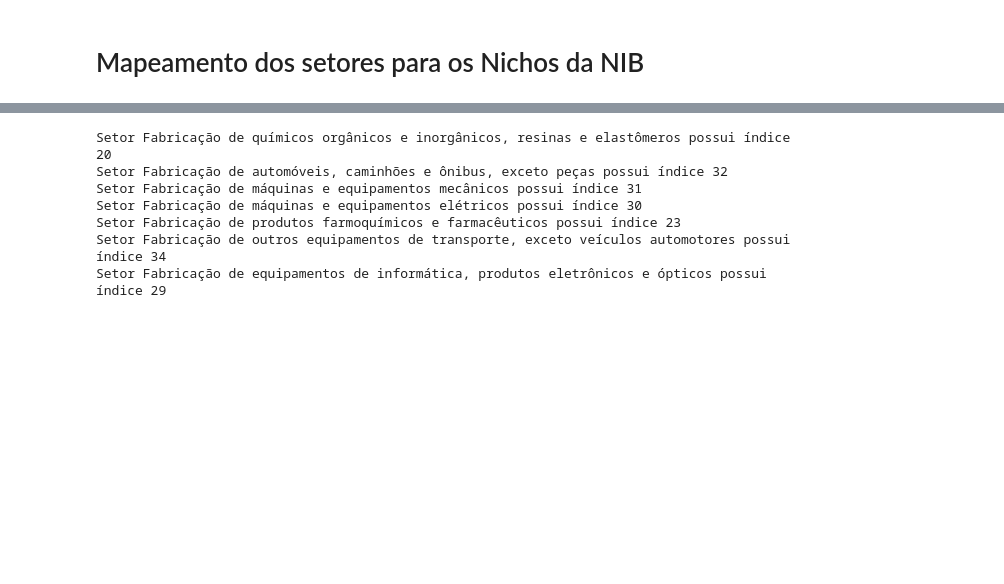
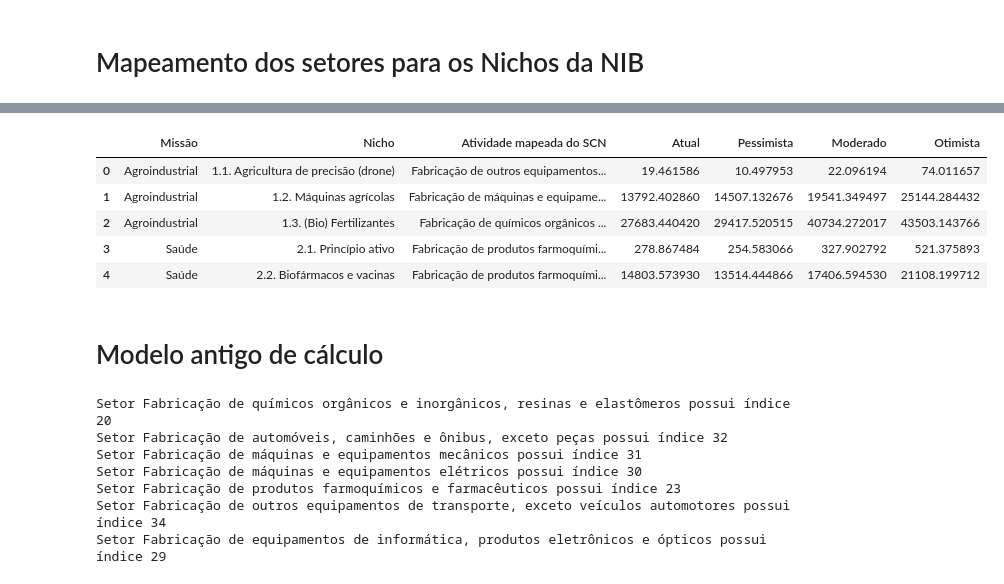
Before and after one commit to amiltonmendes/scilab_mip_sdic, a Jupyter notebook: Mip dados 2019.ipynb, the cells around one changed output, grey strips where cells are left out. Drawn from its saved outputs; the diff is of its cells as text; code cells hidden in the pictures; blank space fills up the shorter version.

```diff
--- a/Mip dados 2019.ipynb
+++ b/Mip dados 2019.ipynb
@@ -139,0 +165,9 @@ sensibilidade_dispersao = 67*mul_prod_jus / np.matmul(np.matmul(np.ones(67),G),n
+# %%
+projecoes.head()
+# %% [output]
+|  | Missão | Nicho | Atividade mapeada do SCN | Atual | Pessimista | Moderado | Otimista |
+| 0 | Agroindustrial | 1.1. Agricultura de precisão (drone) | Fabricação de outros equipamentos... | 19.461586 | 10.497953 | 22.096194 | 74.011657 |
+| 1 | Agroindustrial | 1.2. Máquinas agrícolas | Fabricação de máquinas e equipame... | 13792.402860 | 14507.132676 | 19541.349497 | 25144.284432 |
+| 2 | Agroindustrial | 1.3. (Bio) Fertilizantes | Fabricação de químicos orgânicos ... | 27683.440420 | 29417.520515 | 40734.272017 | 43503.143766 |
+| 3 | Saúde | 2.1. Princípio ativo | Fabricação de produtos farmoquími... | 278.867484 | 254.583066 | 327.902792 | 521.375893 |
+| 4 | Saúde | 2.2. Biofármacos e vacinas | Fabricação de produtos farmoquími... | 14803.573930 | 13514.444866 | 17406.594530 | 21108.199712 |
@@ -140 +190,3 @@ sensibilidade_dispersao = 67*mul_prod_jus / np.matmul(np.matmul(np.ones(67),G),n
+# %% [markdown]
+# Modelo antigo de cálculo
 # %%
```
Also changed, not shown: parts of 7 cells of this notebook, 2 other files.
